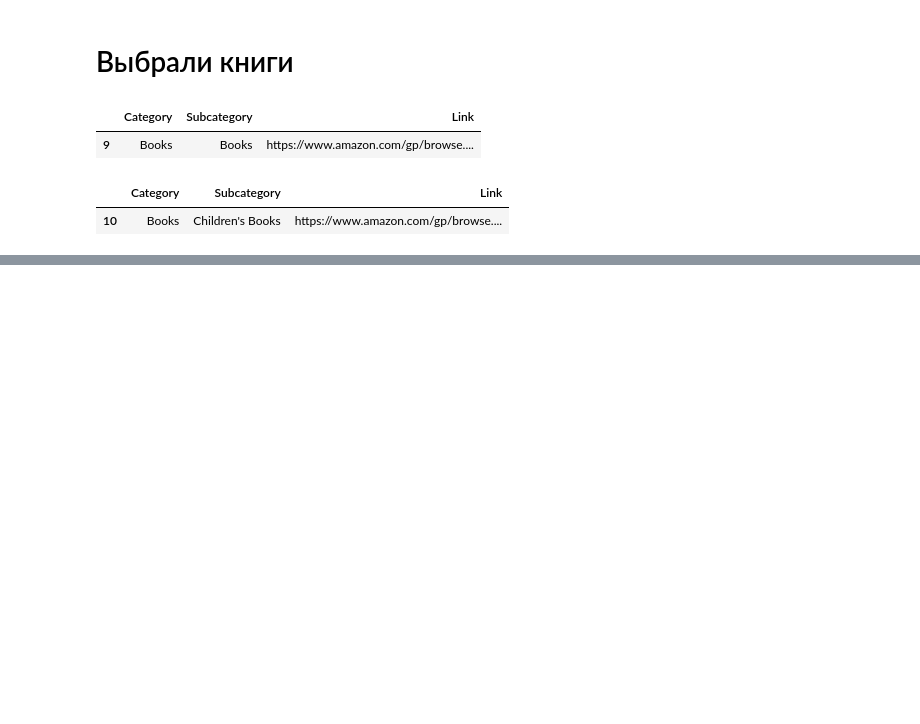
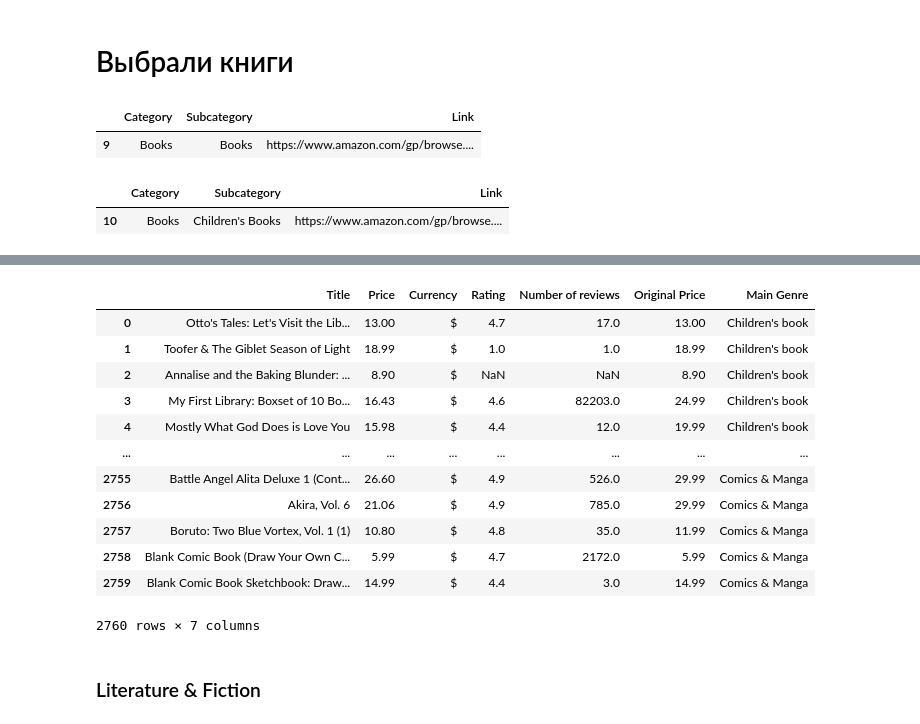
Before and after one commit to MAYBEVI4ER/GP_2, a Jupyter notebook: GP 2 - Scraping & API.ipynb, the cells around one changed output, grey strips where cells are left out. Cells and saved outputs as stored; diff of their text form; code cells hidden in the pictures; blank space fills up the shorter version.

```diff
--- a/GP 2 - Scraping & API.ipynb
+++ b/GP 2 - Scraping & API.ipynb
@@ -518,0 +536,16 @@ driver.quit()
+# %%
+category_name = "Comics & Manga"
+
+chrome_options = Options()
+chrome_options.add_argument("--headless")  # Запуск в фоновом режиме (без открытия браузера)
+driver = webdriver.Chrome() # options=chrome_options
+
+url = df[(df['Subcategory'] == "Books")]['Link'].iloc[0]
+
+driver.get(url)
+
+time.sleep(2)
+
+SetCountry()
+driver.refresh()
+time.sleep(5)
@@ -518,0 +620,16 @@ driver.quit()
+# %%
+data
+# %% [output]
+|  | Title | Price | Currency | Rating | Number of reviews | Original Price | Main Genre |
+| 0 | Otto's Tales: Let's Visit the Lib... | 13.00 | $ | 4.7 | 17.0 | 13.00 | Children's book |
+| 1 | Toofer & The Giblet Season of Light | 18.99 | $ | 1.0 | 1.0 | 18.99 | Children's book |
+| 2 | Annalise and the Baking Blunder: ... | 8.90 | $ | NaN | NaN | 8.90 | Children's book |
+| 3 | My First Library: Boxset of 10 Bo... | 16.43 | $ | 4.6 | 82203.0 | 24.99 | Children's book |
+| 4 | Mostly What God Does is Love You | 15.98 | $ | 4.4 | 12.0 | 19.99 | Children's book |
+| ... | ... | ... | ... | ... | ... | ... | ... |
+| 2755 | Battle Angel Alita Deluxe 1 (Cont... | 26.60 | $ | 4.9 | 526.0 | 29.99 | Comics & Manga |
+| 2756 | Akira, Vol. 6 | 21.06 | $ | 4.9 | 785.0 | 29.99 | Comics & Manga |
+| 2757 | Boruto: Two Blue Vortex, Vol. 1 (1) | 10.80 | $ | 4.8 | 35.0 | 11.99 | Comics & Manga |
+| 2758 | Blank Comic Book (Draw Your Own C... | 5.99 | $ | 4.7 | 2172.0 | 5.99 | Comics & Manga |
+| 2759 | Blank Comic Book Sketchbook: Draw... | 14.99 | $ | 4.4 | 3.0 | 14.99 | Comics & Manga |
+2760 rows × 7 columns
@@ -518,0 +638,2 @@ driver.quit()
+# %% [markdown]
+### Literature & Fiction
```
Also changed, not shown: parts of 45 cells of this notebook, 1 other file.
